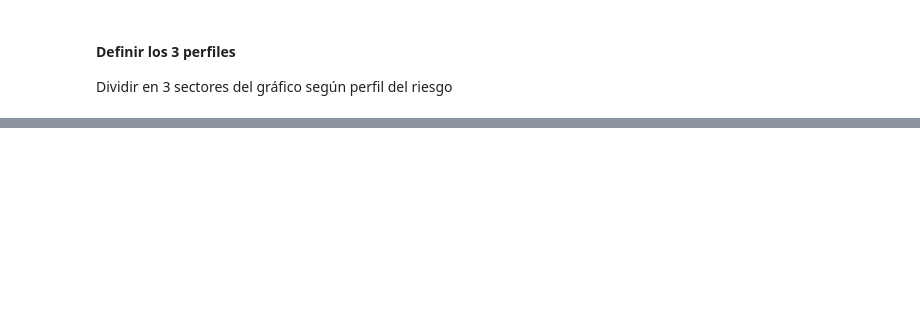
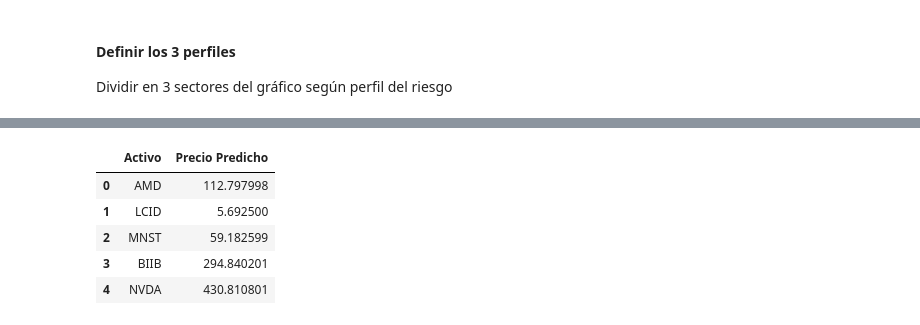
Before and after one commit to Kent7474/Proyecto_Seminario, a Jupyter notebook: Análisis_de_activos.ipynb, the cells around one changed output, grey strips where cells are left out. Saved outputs shown, nothing was run; the diff lists cells and outputs as text; code cells hidden in the pictures; blank space fills up the shorter version.

```diff
--- a/Análisis_de_activos.ipynb
+++ b/Análisis_de_activos.ipynb
@@ -612,3 +712,12 @@ INVERSIÓN TOTAL PARA PERFIL ALTO:
+# %%
+predictions_df
+# %% [output]
+|  | Activo | Precio Predicho |
+| 0 | AMD | 112.797998 |
+| 1 | LCID | 5.692500 |
+| 2 | MNST | 59.182599 |
+| 3 | BIIB | 294.840201 |
+| 4 | NVDA | 430.810801 |
 # %%
 from sklearn.model_selection import train_test_split
 from sklearn.linear_model import LinearRegression
```
Also changed, not shown: parts of 28 cells of this notebook.
